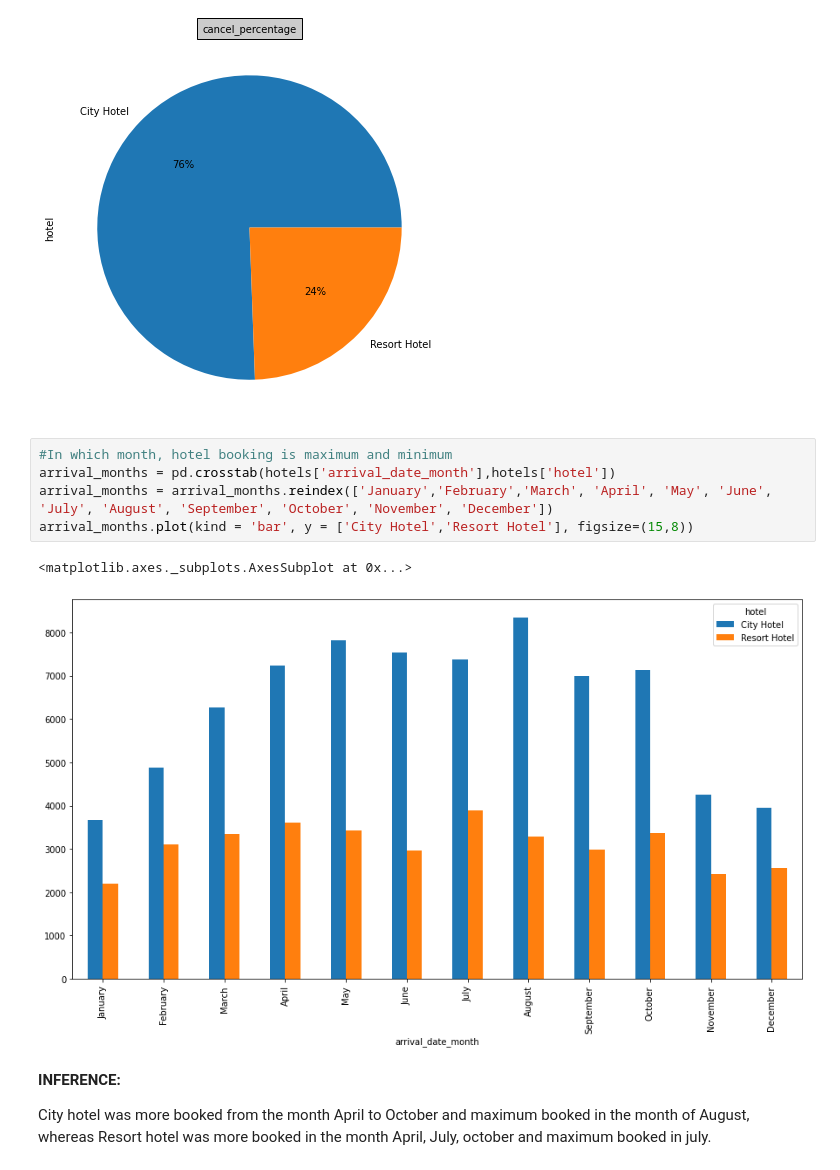
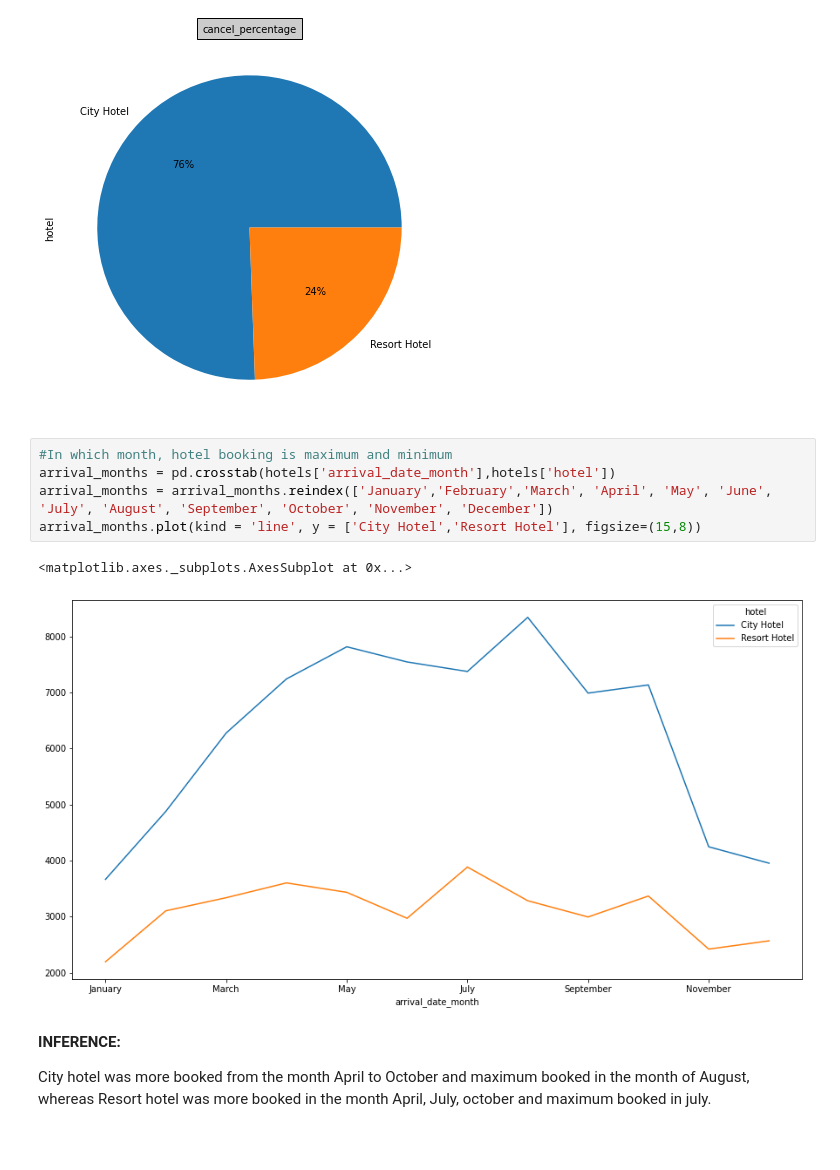
Before and after one commit to gauriagarwal18/Hotel_Booking_Analysis, a Jupyter notebook: Hotel_Booking.ipynb, the cells around one changed output. Drawn from its saved outputs; the diff is of its cells as text; blank space fills up the shorter version.

```diff
--- a/Hotel_Booking.ipynb
+++ b/Hotel_Booking.ipynb
@@ -246,11 +247,11 @@ Text(0.5, 1.0, 'cancel_percentage')
 # %%
 #In which month, hotel booking is maximum and minimum
 arrival_months = pd.crosstab(hotels['arrival_date_month'],hotels['hotel'])
 arrival_months = arrival_months.reindex(['January','February','March', 'April', 'May', 'June', 'July', 'August', 'September', 'October', 'November', 'December'])
-arrival_months.plot(kind = 'bar', y = ['City Hotel','Resort Hotel'], figsize=(15,8))
+arrival_months.plot(kind = 'line', y = ['City Hotel','Resort Hotel'], figsize=(15,8))
 # %% [output]
 <matplotlib.axes._subplots.AxesSubplot at 0x...>
-[figure, old version]
+[figure, new version]
 # %% [markdown]
 **INFERENCE:**
 
```
Also changed, not shown: parts of 49 cells of this notebook.
